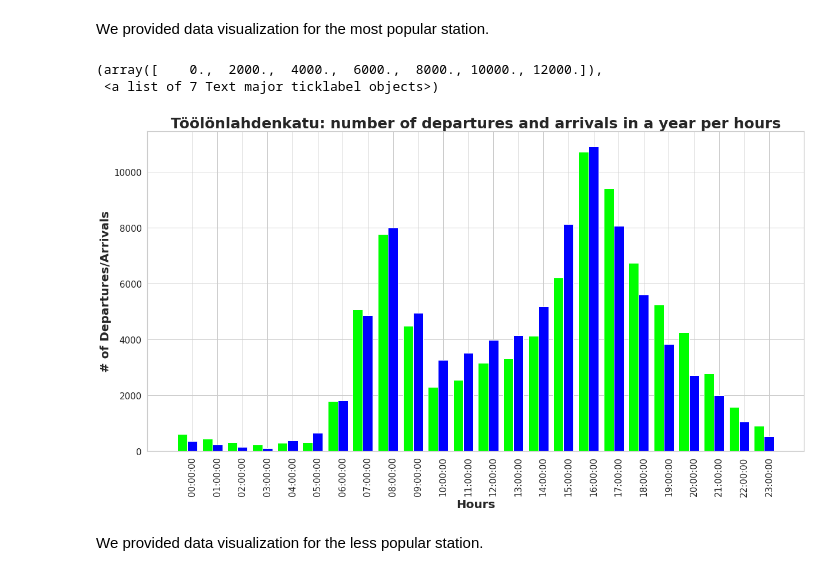
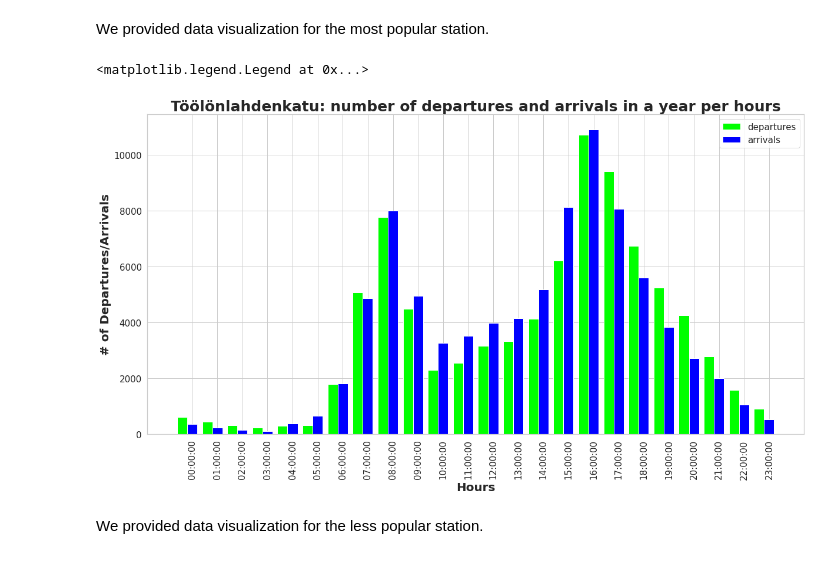
Before and after one commit to giacomogreggio/HSL-citybikes-predictor, a Jupyter notebook: HSL_citybikes_predictor.ipynb, the cells around one changed output. Drawn from its saved outputs; the diff is of its cells as text; code cells hidden in the pictures.

Commit message:
Added data visualization

```diff
--- a/HSL_citybikes_predictor.ipynb
+++ b/HSL_citybikes_predictor.ipynb
@@ -543,29 +551,29 @@ We provided data visualization for the most popular station.
 # %%
 fig= plt.figure(figsize=(20,10))
 # set width of bar
 barWidth = 0.40
 
 bars1 = pop_data_grouped_per_hour['departures']
 bars2 = pop_data_grouped_per_hour['arrivals']
 # Set position of bar on X axis
 r1 = np.arange(len(bars1))
 r2 = [x + barWidth for x in r1]
 r3 = [x + barWidth for x in r2]
 
 # Make the plot
 plt.bar(r1, bars1, color='lime', width=barWidth, edgecolor='white', label='var1')
 plt.bar(r2, bars2, color='blue', width=barWidth, edgecolor='white', label='var2')
 
 # Add xticks on the middle of the group bars
 plt.xlabel('Hours', fontweight='bold', fontsize=20)
 plt.ylabel('# of Departures/Arrivals', fontweight='bold', fontsize=20)
 plt.title(r'{}: number of departures and arrivals in a year per hours'.format(popular_s), fontsize=25, fontweight='bold')
 plt.xticks([r + barWidth for r in range(len(bars1))], pop_data_grouped_per_hour['hours'], fontsize=15, rotation=90)
 plt.yticks(fontsize=15)
+plt.legend(labels=('departures', 'arrivals'), prop={'size': 15})
 # %% [output]
-(array([    0.,  2000.,  4000.,  6000.,  8000., 10000., 12000.]),
- <a list of 7 Text major ticklabel objects>)
+<matplotlib.legend.Legend at 0x...>
-[figure, old version]
+[figure, new version]
 # %% [markdown]
 We provided data visualization for the less popular station.
 # %%
```
Also changed, not shown: parts of 4 cells of this notebook.
